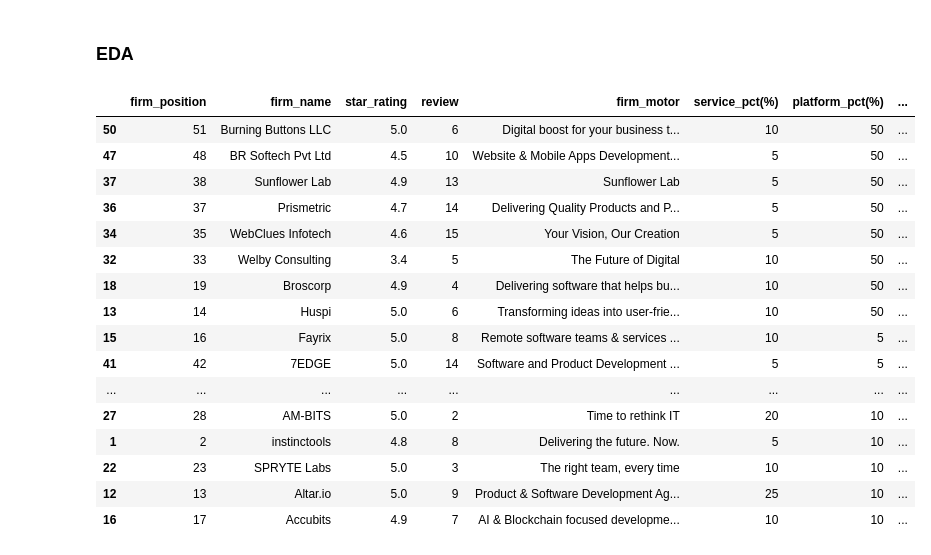
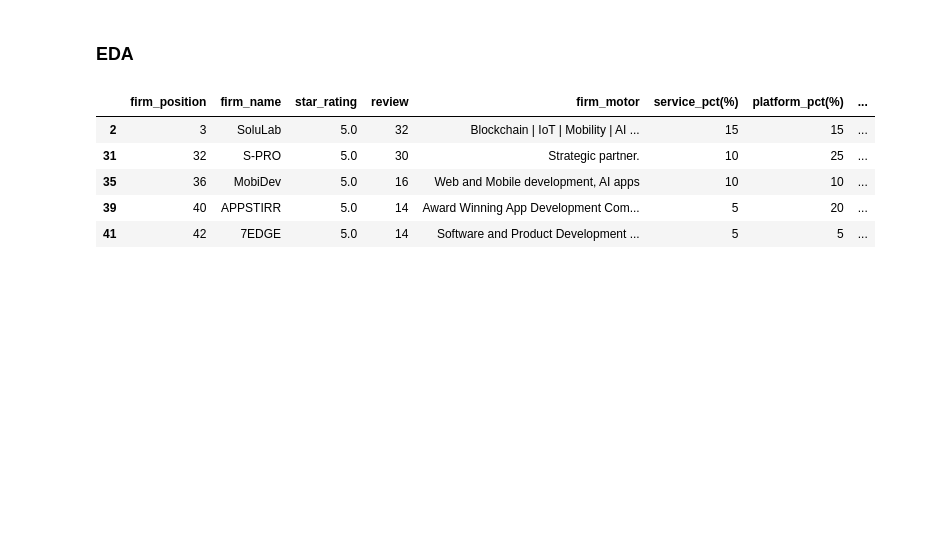
Before and after one commit to TelRich/Web_Scraping_Top_Data_Analytics_Firms, a Jupyter notebook: top_da_company.ipynb, the cells around one changed output. Drawn from its saved outputs; the diff is of its cells as text; code cells hidden in the pictures; blank space fills up the shorter version.

```diff
--- a/top_da_company.ipynb
+++ b/top_da_company.ipynb
@@ -342,22 +342,18 @@ memory usage: 4.5+ KB
+# %%
+df['firm_position'] = df['firm_position'].astype('int')
+df['star_rating'] = df['star_rating'].astype('float')
+df['review'] = df['review'].astype('int')
+df['service_pct(%)'] = df['service_pct(%)'].astype('int')
+df['platform_pct(%)'] = df['platform_pct(%)'].astype('int')
 # %% [markdown]
 ### EDA
 # %%
-df.sort_values(by='platform_pct(%)', ascending=False)
+top5_sta_rev = df.sort_values(by=['star_rating', 'review'], ascending=False)[:5]
+top5_sta_rev
 # %% [output]
 |  | firm_position | firm_name | star_rating | review | firm_motor | service_pct(%) | platform_pct(%) | ... |
-| 50 | 51 | Burning Buttons LLC | 5.0 | 6 | Digital boost for your business t... | 10 | 50 | ... |
-| 47 | 48 | BR Softech Pvt Ltd | 4.5 | 10 | Website & Mobile Apps Development... | 5 | 50 | ... |
-| 37 | 38 | Sunflower Lab | 4.9 | 13 | Sunflower Lab | 5 | 50 | ... |
-| 36 | 37 | Prismetric | 4.7 | 14 | Delivering Quality Products and P... | 5 | 50 | ... |
-| 34 | 35 | WebClues Infotech | 4.6 | 15 | Your Vision, Our Creation | 5 | 50 | ... |
-| 32 | 33 | Welby Consulting | 3.4 | 5 | The Future of Digital | 10 | 50 | ... |
-| 18 | 19 | Broscorp | 4.9 | 4 | Delivering software that helps bu... | 10 | 50 | ... |
-| 13 | 14 | Huspi | 5.0 | 6 | Transforming ideas into user-frie... | 10 | 50 | ... |
-| 15 | 16 | Fayrix | 5.0 | 8 | Remote software teams & services ... | 10 | 5 | ... |
+| 2 | 3 | SoluLab | 5.0 | 32 | Blockchain | IoT | Mobility | AI ... | 15 | 15 | ... |
+| 31 | 32 | S-PRO | 5.0 | 30 | Strategic partner. | 10 | 25 | ... |
+| 35 | 36 | MobiDev | 5.0 | 16 | Web and Mobile development, AI apps | 10 | 10 | ... |
+| 39 | 40 | APPSTIRR | 5.0 | 14 | Award Winning App Development Com... | 5 | 20 | ... |
 | 41 | 42 | 7EDGE | 5.0 | 14 | Software and Product Development ... | 5 | 5 | ... |
-| ... | ... | ... | ... | ... | ... | ... | ... | ... |
-| 27 | 28 | AM-BITS | 5.0 | 2 | Time to rethink IT | 20 | 10 | ... |
-| 1 | 2 | instinctools | 4.8 | 8 | Delivering the future. Now. | 5 | 10 | ... |
-| 22 | 23 | SPRYTE Labs | 5.0 | 3 | The right team, every time | 10 | 10 | ... |
-| 12 | 13 | Altar.io | 5.0 | 9 | Product & Software Development Ag... | 25 | 10 | ... |
-| 16 | 17 | Accubits | 4.9 | 7 | AI & Blockchain focused developme... | 10 | 10 | ... |
```
Also changed, not shown: parts of 11 cells of this notebook.
